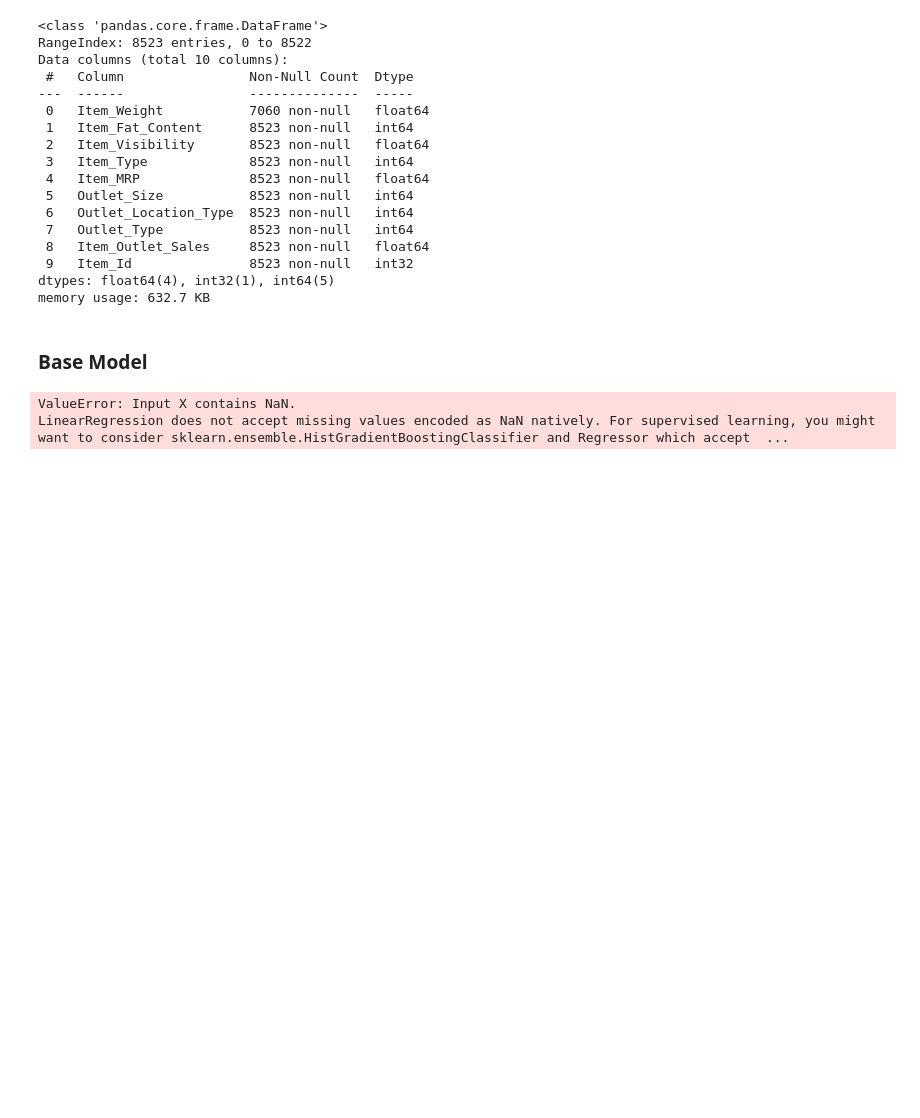
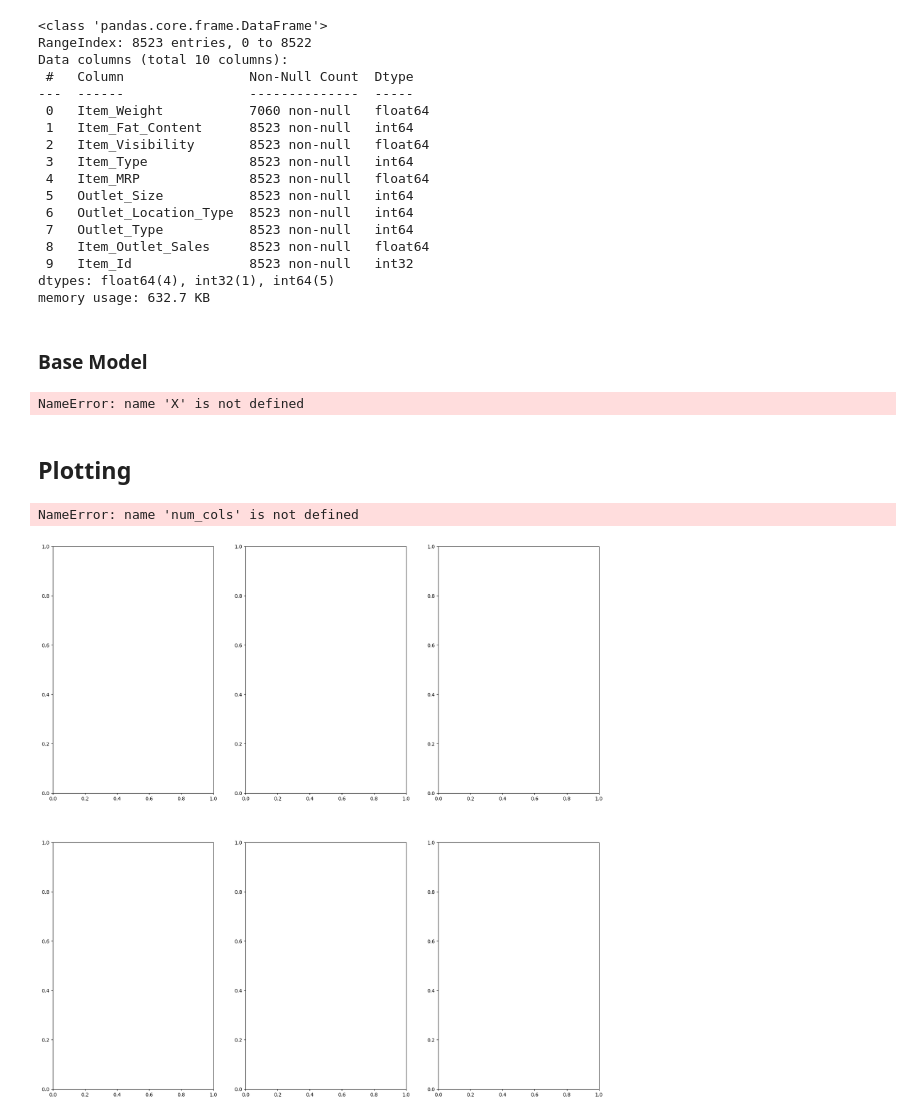
Before and after one commit to anikett29/Project-EDA, a Jupyter notebook: Project(EDA).ipynb, the cells around one changed output. Drawn from its saved outputs; the diff is of its cells as text; code cells hidden in the pictures; blank space fills up the shorter version.

```diff
--- a/Project(EDA).ipynb
+++ b/Project(EDA).ipynb
@@ -601,3 +584,0 @@ if 'Item_Identifier_New' not in cat_cols:
-# %%
-# Proceed with get_dummies
-data = pd.get_dummies(data, columns=cat_cols)
@@ -606,2 +584,0 @@ KeyError: "['Item_Identifier_New'] not in index"
-# %%
-data = pd.get_dummies(data,columns = cat_cols)
@@ -609,0 +585,5 @@ KeyError: "['Item_Identifier_New'] not in index"
+# %%
+cat_cols = ['column1', 'column2', 'column3']
+# %%
+for col in cat_cols:
+    data[col] = le.fit_transform(data[col])
@@ -659,5 +640,24 @@ model = LinearRegression()
-# %%
-train(model, X, y)
-# %% [output]
-ValueError: Input X contains NaN.
-LinearRegression does not accept missing values encoded as NaN natively. For supervised learning, you might want to consider sklearn.ensemble.HistGradientBoostingClassifier and Regressor which accept  ...
+# %%
+model = LinearRegression()
+train(model, X, y)
+# %% [output]
+NameError: name 'X' is not defined
+# %% [markdown]
+## Plotting
+# %%
+import seaborn as sns
+import matplotlib.pyplot as plt
+import warnings
+warnings.filterwarnings('ignore')
+%matplotlib inline
+
+fig,ax= plt.subplots(ncols=3,nrows=2,figsize=(20,20))
+ax=ax.flatten()
+
+index= 0
+for col in num_cols:
+    sns.histplot(data[col],ax=ax[index])
+    index+=1
+# %% [output]
+NameError: name 'num_cols' is not defined
+[figure, added]
```
Also changed, not shown: parts of 9 cells of this notebook.
